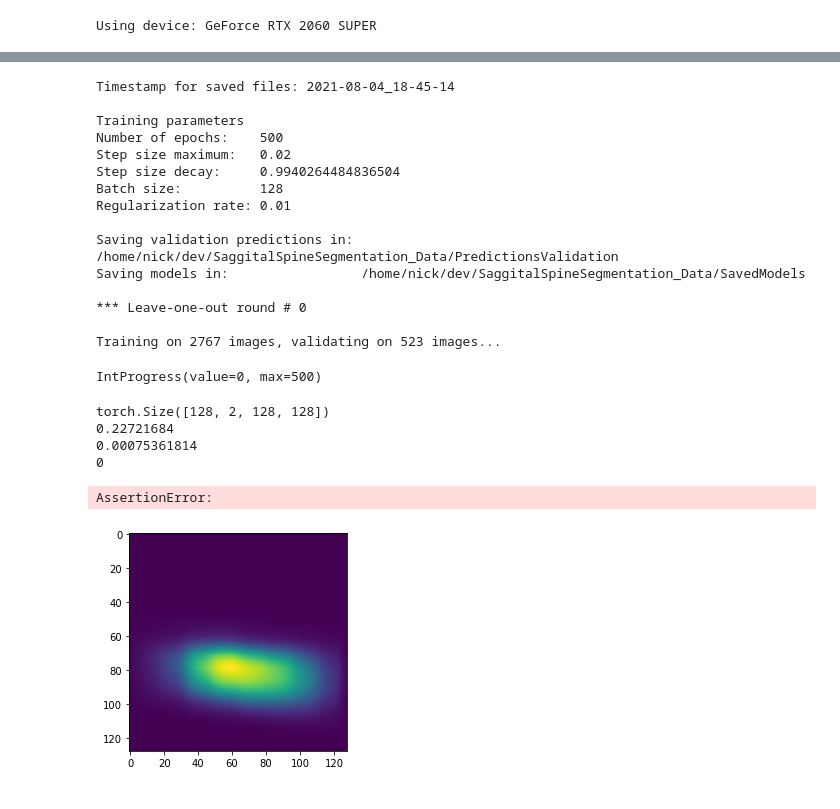
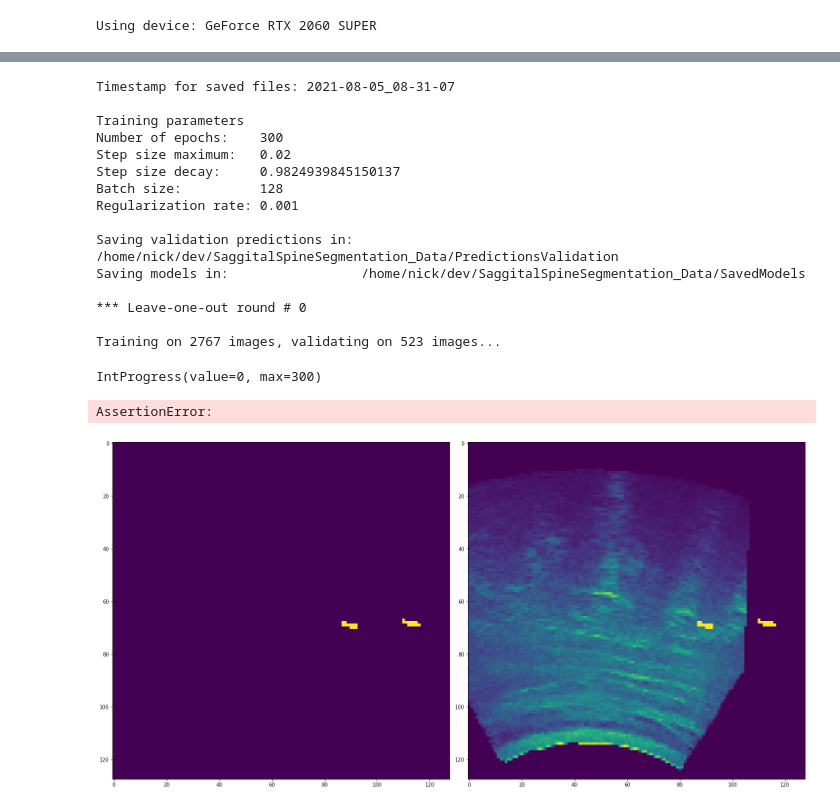
Before and after one commit to KitwareMedical/itkARGUS-DARPA-POCUS_AI-Archive, a Jupyter notebook: pytorch-unet/PyTorchSagittalSpineSegmentationStudy.ipynb, the cells around one changed output, grey strips where cells are left out. Saved outputs shown, nothing was run; the diff lists cells and outputs as text; code cells hidden in the pictures.

```diff
--- a/pytorch-unet/PyTorchSagittalSpineSegmentationStudy.ipynb
+++ b/pytorch-unet/PyTorchSagittalSpineSegmentationStudy.ipynb
@@ -33,10 +33,10 @@ print("Save timestamp: {}".format(save_timestamp))
 # Learning parameters
 ultrasound_size = 128
 num_classes = 2
-num_epochs = 500
+num_epochs = 300 # was 500
 batch_size = 128
 max_learning_rate = 0.02
-min_learning_rate = 0.001
+min_learning_rate = 0.0001
 
 # I will use exponential learning rate decay, not linear
 # need to solve the system of equations:
@@ -57,7 +57,7 @@ min_learning_rate = 0.001
 
 learning_rate_decay = (min_learning_rate / max_learning_rate)**(1/num_epochs)
 
-regularization_rate = 0.01
+regularization_rate = 0.001
 filter_multiplier = 10
 WCE_weights = np.array([0.1, 0.9])
 
@@ -380,6 +380,17 @@ for i in range(num_validation_rounds):
             train_loss += loss.item() * batch.size(0)
             optim.step()
 
+            fig, axs = plt.subplots(1,2)
+            fig.set_size_inches(20,15)
+            idx = int(np.random.rand()*127)
+            gt_np = torch.squeeze(target, dim=1).to('cpu').detach().numpy()[idx]
+            axs[0].imshow(gt_np)
+            img_np = torch.squeeze(batch, dim=1).to('cpu').detach().numpy()[idx]
+            img_np[gt_np == 1] = 1
+            axs[1].imshow(img_np)
+            plt.tight_layout()
+            assert False
+
         lr_scheduler.step()
         train_loss = train_loss / training_dataset.__len__()
 
@@ -394,14 +405,14 @@ for i in range(num_validation_rounds):
             loss = criterion(pred, target.squeeze(1))
             val_loss += loss.item() * batch.size(0)
             pred_probmap = softmax(pred)
-            if(epoch == 100):
-                print(pred_probmap.size())
-                img = pred_probmap[10,1,:,:].to('cpu').detach().numpy()
-                plt.imshow(img)
-                print(np.max(img))
-                print(np.min(img))
-                print(np.count_nonzero(img > 0.5))
-                assert False
+#             if(epoch == 100):
+#                 print(pred_probmap.size())
+#                 img = pred_probmap[10,1,:,:].to('cpu').detach().numpy()
+#                 plt.imshow(img)
+#                 print(np.max(img))
+#                 print(np.min(img))
+#                 print(np.count_nonzero(img > 0.5))
+#                 assert False
             dice = dice_metric(pred_probmap, target)
             val_dice += dice.item()
 
@@ -456,44 +467,40 @@ for i in range(num_validation_rounds):
 #         y_pred_val, val_segmentation_data, acceptable_margin_mm, mm_per_pixel)
 
 #     val_best_metrics[i]    = vali_metrics_dicts[vali_best_threshold_index]
 #     val_aurocs[i]          = vali_area
 #     val_best_thresholds[i] = roc_thresholds[vali_best_threshold_index]
 
     # Printing total time of this validation round
 
     print("\nTotal round time:  {}".format(datetime.datetime.now() - training_time_start))
     print("")
 
     # just do one validation split
     break
 
 
 time_sequence_stop = datetime.datetime.now()
 
 print("\nTotal training time:   {}".format(time_sequence_stop - time_sequence_start))
 # %% [output]
-Timestamp for saved files: 2021-08-04_18-45-14
+Timestamp for saved files: 2021-08-05_08-31-07
 
 Training parameters
-Number of epochs:    500
+Number of epochs:    300
 Step size maximum:   0.02
-Step size decay:     0.9940264484836504
+Step size decay:     0.9824939845150137
 Batch size:          128
-Regularization rate: 0.01
+Regularization rate: 0.001
 
 Saving validation predictions in: /home/nick/dev/SaggitalSpineSegmentation_Data/PredictionsValidation
 Saving models in:                 /home/nick/dev/SaggitalSpineSegmentation_Data/SavedModels
 
 *** Leave-one-out round # 0
 
 Training on 2767 images, validating on 523 images...
-IntProgress(value=0, max=500)
+IntProgress(value=0, max=300)
-torch.Size([128, 2, 128, 128])
-0.22721684
-0.00075361814
-0
+AssertionError:
-AssertionError:
-[figure, old version]
+[figure, new version]
 # %%
 # Save notebook so all output is archived by the next cell
 
```
Also changed, not shown: parts of 6 cells of this notebook, 4 other files.
